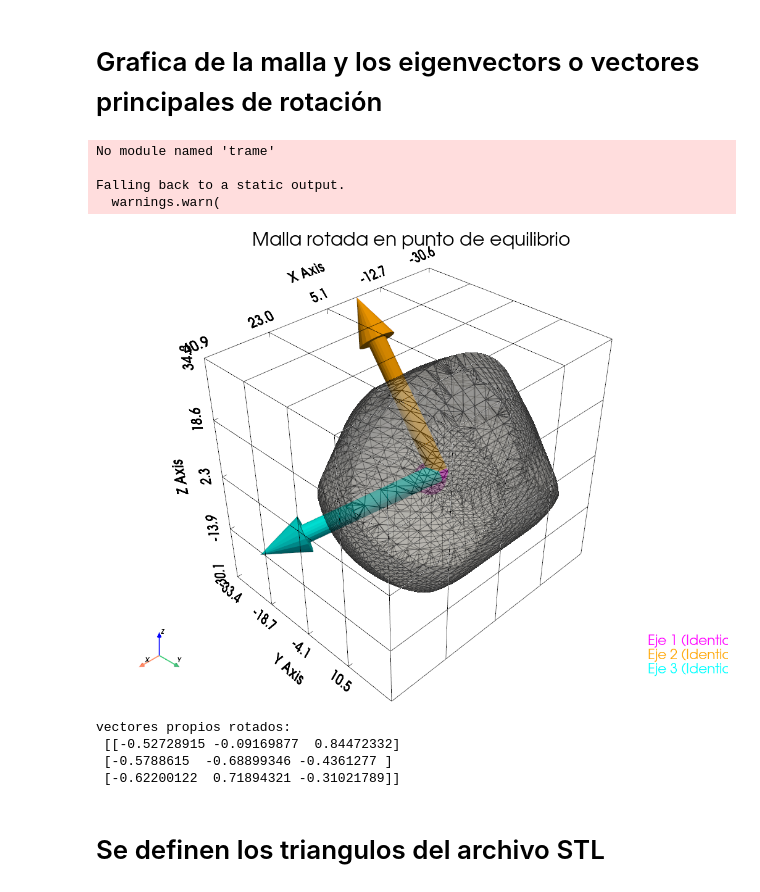
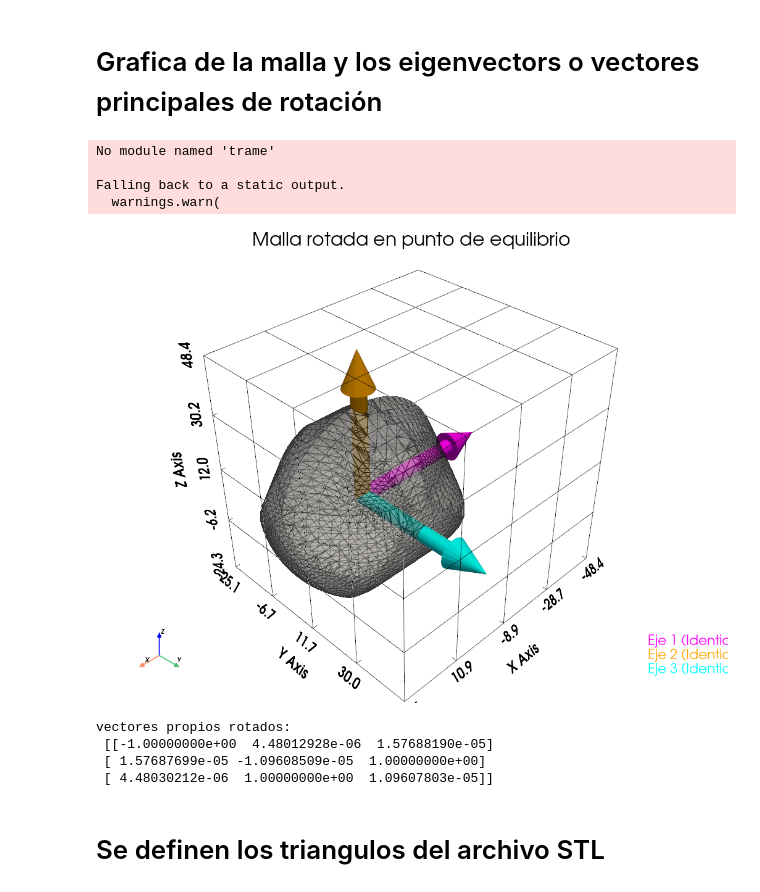
Before and after one commit to D4vidGarcia/TareasRetos25A, a Jupyter notebook: Codigos/Tratamiento_3D_Optimizado.ipynb, the cells around one changed output. Saved outputs shown, nothing was run; the diff lists cells and outputs as text; code cells hidden in the pictures.

```diff
--- a/Codigos/Tratamiento_3D_Optimizado.ipynb
+++ b/Codigos/Tratamiento_3D_Optimizado.ipynb
@@ -66,0 +26,27 @@ Los ejes principales son ortogonales: True
+# %%
+# Calcular el centro de masa y el tensor de inercia
+centroid = mesh.center_mass
+# (Opcional) avisar si la malla no es hermética
+if not mesh.is_watertight:
+    print("⚠️ Atención: la malla no es hermética — los resultados pueden no ser fiables.")
+
+# 1) Tensor de inercia con respecto al CM, alineado en ejes globales
+I_cm = mesh.moment_inertia
+# 📖 mesh.moment_inertia ya está centrado en el centro de masa y alineado con ejes cartesianos :contentReference[oaicite:0]{index=0}
+
+# 2) Momentos principales de inercia (vector diagonal)
+principal_moments = mesh.principal_inertia_components
+# 📖 moment principal order corresponde a mesh.principal_inertia_vectors :contentReference[oaicite:1]{index=1}
+
+# 3) Ejes principales de rotación (vectores propios)
+principal_axes = mesh.principal_inertia_vectors
+# 📖 devuelve tres vectores unitarios ordenados según principal_inertia_components :contentReference[oaicite:2]{index=2}
+
+# Resultados
+print("Tensor de inercia (centro de masa, no desplazado):\n", I_cm)
+print("Momentos principales de inercia:", principal_moments)
+print("Ejes principales (columnas):\n", principal_axes)
+
+# Verificación rápida: principal_axes^T · I_cm · principal_axes debe ser diagonal
+I_diag_check = principal_axes.T @ I_cm @ principal_axes
+print("I_alineado con ejes principales (debe ser diagonal):\n", I_diag_check)
@@ -73,7 +73,7 @@ rotation_matrix = np.array([[-1, 0, 0],
                             [ 0, 1, 0]])
 
 # Rotar vértices
-rotated_vertices = (rotation_matrix.T @ (mesh.vertices - centroid).T).T
+rotated_vertices = (mesh.vertices - centroid) @ rotation_matrix
 
 # Crear malla en formato PyVista
 faces_pv = np.hstack([[3] + list(face) for face in mesh.faces])  # Cada cara con 3 vértices
@@ -86,7 +86,7 @@ plotter = pv.Plotter()
 plotter.add_mesh(pv_mesh, color='lightgray', show_edges=True, opacity=0.6)
 
 # Rotar vectores propios
-rotated_eigvecs = (rotation_matrix.T @ eigvecs.T).T
+rotated_eigvecs = principal_axes @ rotation_matrix
 
 # Dibujar flechas para los ejes de la matriz identidad
 colors_identity = ['magenta', 'orange', 'cyan']
@@ -101,38 +101,38 @@ for i in range(3):
 plotter.set_background('white')
 plotter.add_axes()
 plotter.show_bounds(grid='front', location='outer')
 
 # Título más separado de la malla (arriba centrado)
 plotter.add_text("Malla rotada en punto de equilibrio", position='upper_edge', font_size=12, color='black')
 
 # Mostrar leyenda en parte inferior derecha
 plotter.add_legend(
     labels=[
         ("Eje 1 (Identidad)", "magenta"),
         ("Eje 2 (Identidad)", "orange"),
         ("Eje 3 (Identidad)", "cyan"),
     ],
     bcolor='white',
     border=True,
     size=(0.2, 0.1),
     loc='lower right'
 )
 
 # Mostrar visualización
 plotter.show()
 
 # Mostrar vectores rotados por consola
 print("vectores propios rotados:\n", rotated_eigvecs)
 # %% [output]
 No module named 'trame'
 
 Falling back to a static output.
   warnings.warn(
-[figure, old version]
+[figure, new version]
 vectores propios rotados:
- [[-0.52728915 -0.09169877  0.84472332]
- [-0.5788615  -0.68899346 -0.4361277 ]
- [-0.62200122  0.71894321 -0.31021789]]
+ [[-1.00000000e+00  4.48012928e-06  1.57688190e-05]
+ [ 1.57687699e-05 -1.09608509e-05  1.00000000e+00]
+ [ 4.48030212e-06  1.00000000e+00  1.09607803e-05]]
 # %% [markdown]
 # Se definen los triangulos del archivo STL
 # %%
```
Also changed, not shown: parts of 2 cells of this notebook.
